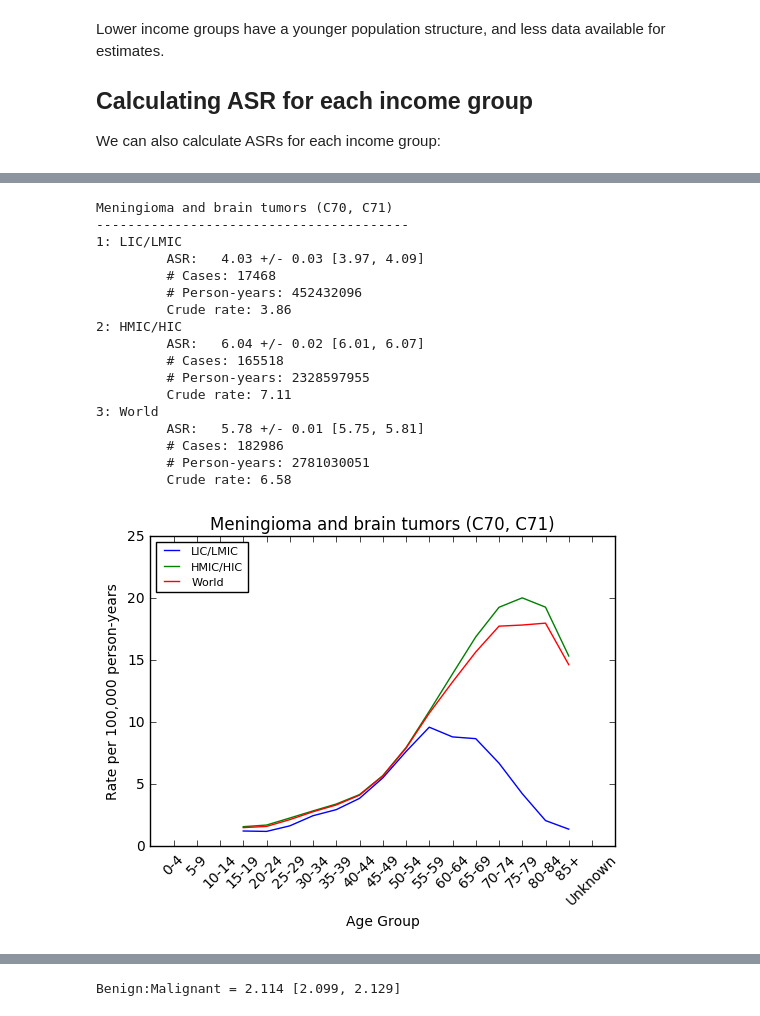
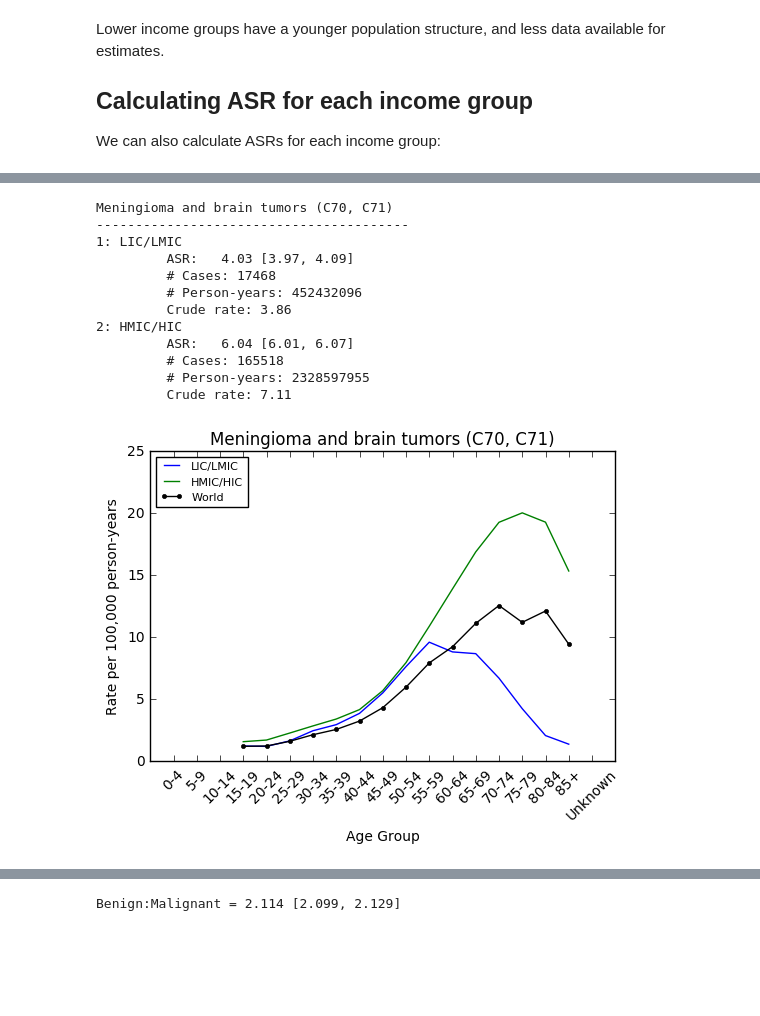
Before and after one commit to BellKoffieNahed2017/tumorAnalysis, a Jupyter notebook: Tumor Analysis from CI5-Xd.ipynb, the cells around one changed output, grey strips where cells are left out. Saved outputs shown, nothing was run; the diff lists cells and outputs as text; code cells hidden in the pictures; blank space fills up the shorter version.

Commit message:
Added world-wide tumor incidence

```diff
--- a/Tumor Analysis from CI5-Xd.ipynb
+++ b/Tumor Analysis from CI5-Xd.ipynb
@@ -68,8 +65,9 @@ registryListCSV = './CI5-Xd/registryCSV.csv'
 # %% [markdown]
 Import the registry list as a DataFrame. Skip the 1st row, and add our own descriptions for the columns. We'll just display the first few registries from the list.
 # %%
-registryList = pd.read_csv(registryListCSV, skiprows=1, names=['RegN', 'Description', 'Region', 'Income', 'Use'])
-registryList.iloc[1:12]
+registryList = pd.read_csv(registryListCSV, skiprows=1,
+                           names=['RegN', 'Description', 'Region', 'Income', 'Use'])
+registryList.iloc[1:5]
 # %% [output]
 |  | RegN | Description | Region | Income | Use |
 | 1 | 14340199 | Libya, Benghazi (2003-2005) | 1 | 3 | 1 |
@@ -362,7 +413,7 @@ print("%.2f" % calculateASR(tn, ty, tw, tuseAges))
 # %% [markdown]
 Test data from *Boyle*, Example 5. S.E. of ASR should equal 0.73
 # %%
-tuseAges = np.arange(1,19)
+tuseAges = np.arange(1,20)
 tw = np.array([ 12000, 10000, 9000, 9000, 8000,
                 8000,  6000, 6000, 6000, 6000,
                 5000,  4000, 4000, 3000, 2000,
@@ -376,5 +427,11 @@ ta = np.array([0, 0, 0, 0, 0.37,
               128.16, 263.17, 422.49, 600.04, 780.55,
               919.04, 981.22, 784.28, 0])
 tn = ta*ty/100000
-print("%.2f" % calculateASRSE(tn, ty, tw, tuseAges))
+ASR   = calculateASR(tn, ty, tw, tuseAges)
+ASRse = calculateASRSE(tn, ty, tw, tuseAges)
+print("ASR: %.2f" % ASR)
+print("ASRse %.2f" % ASRse)
+print("ASRci     [%.2f, %.2f]" % (ASR-ASRse*1.96, ASR+ASRse*1.96))
+ciL, ciH = bootstrapASRCI(tn, ty, tw, tuseAges)
+print("ASRbootCI [%.2f, %.2f]" % (ciL, ciH))
 # %% [output]
@@ -569,68 +662,75 @@ Because sampling of the low income countries is so poor, it probably makes sense
 # %%
 # Concatenate the 4-group income data into a DataFrame of 2 income groups.
-# Add a third DataFrame for all world data.
 incomeData2 = dict()
 incomeData2[1] = pd.concat([incomeData[1],incomeData[2]])
 incomeData2[2] = pd.concat([incomeData[3],incomeData[4]])
-incomeData2[3] = pd.concat([incomeData2[1],incomeData2[2]])
-incomeList2 = ['LIC/LMIC', 'HMIC/HIC','World']
+incomeList2 = ['LIC/LMIC', 'HMIC/HIC']
 
 print(tumorDescription)
 print('----------------------------------------')
 
-for incomeN in range(1, 4):
+for incomeN in range(1, 3):
     print(str(incomeN) + ': '+ incomeList2[incomeN-1])
     data = incomeData2[incomeN]
 
     cases       = np.zeros(19)
     personYears = np.zeros(19)
     ageRate     = np.zeros(19)
 
     for ageN in np.arange(1,20):
         # Only take records that have PersonYears > 0
         ageD = data[np.logical_and(data['Age'] == ageN,data['PersonYears'] > 0)]
         cases[ageN-1]       = sum(ageD['Cases'])
         # Don't multiple-count person-years at risk when we're counting multiple tumors!
         personYears[ageN-1] = sum(ageD['PersonYears'])/len(useTumors)
         ageRate[ageN-1] = cases[ageN-1]/personYears[ageN-1]*100000
 
     ASR   = calculateASR(cases, personYears, whoStandardPop, useAges)
-    ASRse = calculateASRSE(cases, personYears, whoStandardPop, useAges)
-    ASRci = 1.96*ASRse
+    ASRciL, ASRciH = bootstrapASRCI(cases, personYears, whoStandardPop, useAges)
+    crudeRate = sum(cases[useAges-1])/sum(personYears[useAges-1])*100000
+    tPersonYears = sum(personYears[useAges-1])
+    tCases = sum(cases[useAges-1])
 
-    print("\t ASR:   %.2f +/- %.2f [%.2f, %.2f]" % (ASR, ASRse, ASR-ASRci, ASR+ASRci))
-    print("\t # Cases: %d" % sum(cases[useAges-1]))
-    print("\t # Person-years: %d" % sum(personYears[useAges-1]))
-    rawRate = sum(cases[useAges-1])/sum(personYears[useAges-1])*100000
-    print("\t Crude rate: %.2f" % rawRate)
+    sumTable.loc[11 + incomeN,('ASR')] = ASR
+    sumTable.loc[11 + incomeN,('CI_L')] = ASRciL
+    sumTable.loc[11 + incomeN,('CI_H')] = ASRciH
+    sumTable.loc[11 + incomeN,('Person-Years')] = tPersonYears
+    sumTable.loc[11 + incomeN,('Crude Rate')] = crudeRate
+    sumTable.loc[11 + incomeN,('Cases')] = tCases
+
+    print("\t ASR:   %.2f [%.2f, %.2f]" % (ASR, ASRciL, ASRciH))
+    print("\t # Cases: %d" % tCases)
+    print("\t # Person-years: %d" % tPersonYears)
+    print("\t Crude rate: %.2f" % crudeRate)
 
     plt.figure(3)
     plt.plot(useAges, ageRate[useAges-1],'-',label=incomeList2[incomeN-1])
-    ax = plt.gca()
-    ax.set_xticks(np.arange(1,20))
-    ax.set_xticklabels(ageList, rotation=45)
-    # plt.ylim(0,13)
-    plt.xlim(0,20)
-    plt.xlabel('Age Group')
-    plt.ylabel('Rate per 100,000 person-years')
-    plt.legend(loc='upper left',prop={'size':8})
-    plt.title(tumorDescription)
+
+plt.figure(3)
+plt.plot(useAges, wAgeRate[useAges-1],'k.-',label='World')
+ax = plt.gca()
+ax.set_xticks(np.arange(1,20))
+ax.set_xticklabels(ageList, rotation=45)
+plt.xlim(0,20)
+plt.xlabel('Age Group')
+plt.ylabel('Rate per 100,000 person-years')
+plt.legend(loc='upper left',prop={'size':8})
+plt.title(tumorDescription)
+
+# Sum the number of registries for the 2 income groups
+sumTable.loc[12,('Registries')] = sumTable.loc[8,('Registries')]+sumTable.loc[9,('Registries')]
+sumTable.loc[13,('Registries')] = sumTable.loc[10,('Registries')]+sumTable.loc[11,('Registries')]
 # %% [output]
 Meningioma and brain tumors (C70, C71)
 ----------------------------------------
 1: LIC/LMIC
-         ASR:   4.03 +/- 0.03 [3.97, 4.09]
+         ASR:   4.03 [3.97, 4.09]
          # Cases: 17468
          # Person-years: 452432096
          Crude rate: 3.86
 2: HMIC/HIC
-         ASR:   6.04 +/- 0.02 [6.01, 6.07]
+         ASR:   6.04 [6.01, 6.07]
          # Cases: 165518
          # Person-years: 2328597955
          Crude rate: 7.11
-3: World
-         ASR:   5.78 +/- 0.01 [5.75, 5.81]
-         # Cases: 182986
-         # Person-years: 2781030051
-         Crude rate: 6.58
-[figure, old version]
+[figure, new version]
```
Also changed, not shown: parts of 30 cells of this notebook.
